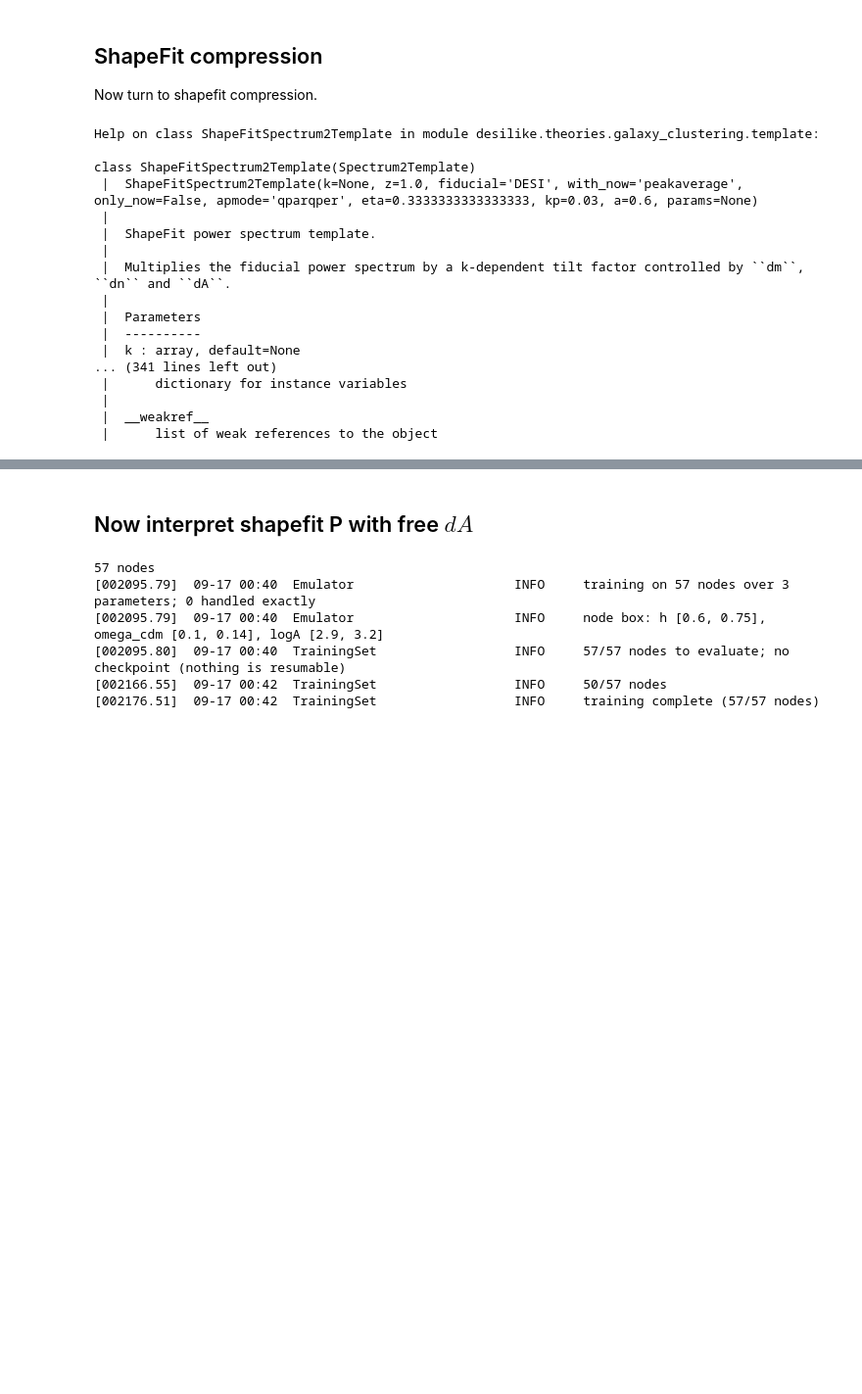
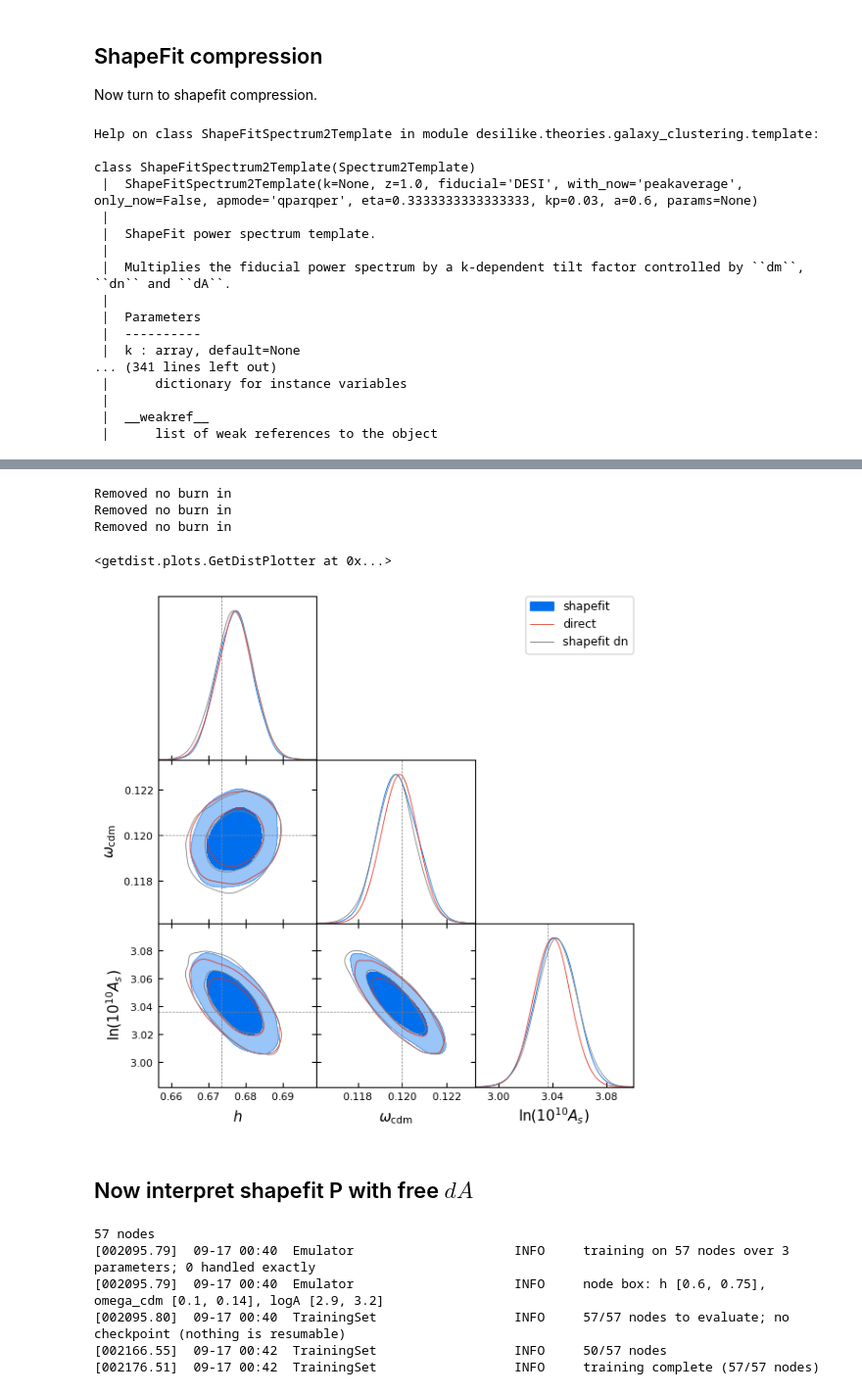
Before and after one commit to dforero0896/desilike, a Jupyter notebook: nb/compression_examples.ipynb, the cells around one changed output, grey strips where cells are left out. Shown at 98% size. Drawn from its saved outputs; the diff is of its cells as text; code cells hidden in the pictures; blank space fills up the shorter version.

Commit message:
Trying various extensions to shapefit

```diff
--- a/nb/compression_examples.ipynb
+++ b/nb/compression_examples.ipynb
@@ -192,0 +195,21 @@ Removed no burn in
+# %%
+import numpy as np
+# Chain produced by fs_shapefit_examples.ipynb
+chain = MCSamples.read('_tests/chain_fs_shapefit_dn/samples_1.h5').remove_burnin(0.3)
+
+parameters = ['qpar', 'qper', 'df', 'dm', 'dn']
+data = [chain.mean(param) for param in parameters]
+covariance = np.asarray(chain.covariance(parameters))
+observable = ShapeFitCompressionObservable(data=data, covariance=covariance, parameters=parameters, z=z, fiducial='DESI')
+params = get_params(observable)
+for name in ['omega_b', 'n_s']: params[name].update(fixed=True)
+
+# A bit of emulation, to speed up inference: each direct evaluation runs a full Boltzmann
+# computation. We emulate the theory the observable wraps -- its scalar outputs (qpar, qper,
+# dm, df, ...) are its pytree state, which is exactly what a `CalculatorEmulator` predicts --
+# and swap the emulated calculator back in, so the observable keeps its data bookkeeping.
+emulator = Emulator(observable.theory, Space(bounds={'h': (0.60, 0.75), 'omega_cdm': (0.10, 0.14), 'logA': (2.9, 3.2)}), budget=3)
+print(len(emulator.nodes()), 'nodes')
+emulator.train()
+observable.update(theory=emulator.to_calculator())
+likelihood = ObservablesGaussianLikelihood(observables=[observable], covariance=covariance)
@@ -192,0 +223,5 @@ Removed no burn in
+# %%
+from desilike.samplers import Zeus
+
+sampler = Sampler(build(Posterior(likelihood)), kernel=Zeus(), rng=42)
+samples_shapefit_dn = sampler.run(min_steps=1000, max_steps=3000, gelman_rubin=1.01)
@@ -193,3 +246,19 @@ Removed no burn in
+# %%
+from desilike.samples import plotting
+
+# Chain produced by fs_direct_examples.ipynb (omega_b and n_s fixed there, so it only shows
+# on the h/omega_cdm/logA subspace)
+chain_direct = MCSamples.read('_tests/chain_fs_direct/samples_1.h5').remove_burnin(0.5)
+plotting.plot_triangle([chain_shapefit, chain_direct, samples_shapefit_dn], ['h', 'omega_cdm', 'logA', 'n_s'],
+                       filled=True, labels=['shapefit', 'direct', 'shapefit dn'],
+                       markers={'h': fiducial.h, 'omega_cdm': fiducial.Omega0_cdm * fiducial.h**2,
+                                'logA': np.log(10**10 * fiducial.A_s), 'n_s': fiducial.n_s})
+# %% [output]
+Removed no burn in
+Removed no burn in
+Removed no burn in
+<getdist.plots.GetDistPlotter at 0x...>
+[figure, added]
 # %% [markdown]
 ## Now interpret shapefit P with free $dA$
 # %%
```
Also changed, not shown: parts of 9 cells of this notebook, 3 other files.
